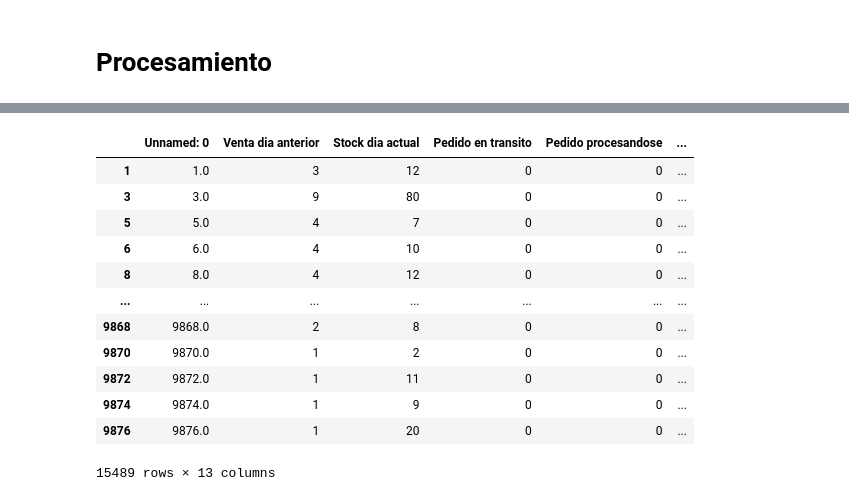
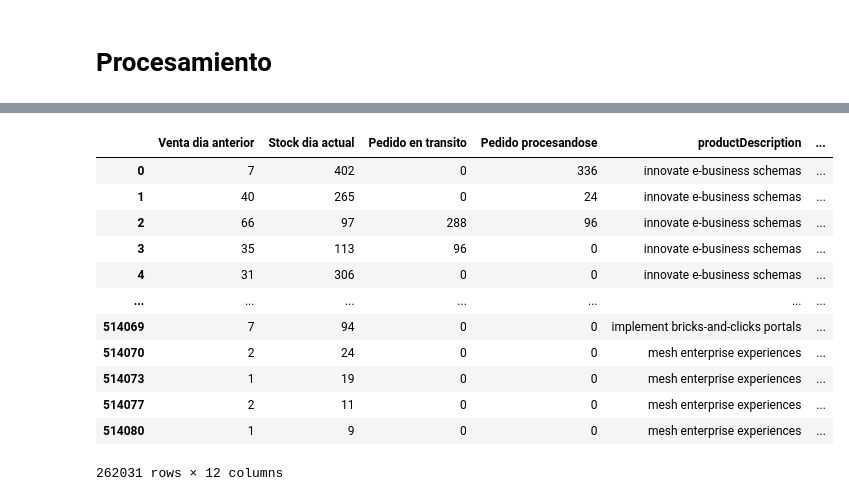
Before and after one commit to gdvr/retail_classificator, a Jupyter notebook: analyisis/analysis.ipynb, the cells around one changed output, grey strips where cells are left out. Saved outputs shown, nothing was run; the diff lists cells and outputs as text; code cells hidden in the pictures.

```diff
--- a/analyisis/analysis.ipynb
+++ b/analyisis/analysis.ipynb
@@ -77,0 +79,8 @@ Processed C:\Users\gerda\Documentos_NoDrive\Maestria\2024\4to Trimestre\Product
+# %%
+catalogDescription = read_text_file("C:/Users/gerda/Documentos_NoDrive/Maestria/2024/4to Trimestre/Product Developtment/Proyecto final/retail_classificator/analyisis/products.xlsx")
+storeDescription = read_text_file("C:/Users/gerda/Documentos_NoDrive/Maestria/2024/4to Trimestre/Product Developtment/Proyecto final/retail_classificator/analyisis/stores.xlsx")
+categoryDescription = read_text_file("C:/Users/gerda/Documentos_NoDrive/Maestria/2024/4to Trimestre/Product Developtment/Proyecto final/retail_classificator/analyisis/categories.xlsx")
+catalogDescription['productId'] = (catalogDescription['productId']).astype(str)
+catalogDescription['OriginalBarCode'] = (catalogDescription['OriginalBarCode']).astype(str)
+catalogDescription['OriginalBarCode'] = catalogDescription['OriginalBarCode'].apply(lambda x: x.rstrip(".0") if x.endswith(".0") else x)
+catalogDescription
@@ -77,0 +104,7 @@ Processed C:\Users\gerda\Documentos_NoDrive\Maestria\2024\4to Trimestre\Product
+# %%
+df_test = data.copy()
+
+joined_df = pd.merge(df_test,catalogDescription,how='left',left_on='Código Barra CP',right_on='OriginalBarCode')
+joined_df = pd.merge(joined_df,storeDescription,how='left',left_on='Store Nbr',right_on='OriginalStoreCode')
+joined_df = pd.merge(joined_df,categoryDescription,how='left',left_on='SubBrand CP',right_on='OriginalCategory')
+joined_df
@@ -77,0 +136,9 @@ Processed C:\Users\gerda\Documentos_NoDrive\Maestria\2024\4to Trimestre\Product
+# %%
+joined_df = joined_df[['Promedio Rotación Semanal','Inv On Hand','Inv en Tránsito','Inv preparandose en CD','productDescription','productId','storeId','storeDescription','categoryId','País','Fecha','Semana']]
+
+joined_df = joined_df.rename(columns={"Promedio Rotación Semanal": "Venta dia anterior",
+                            "Inv On Hand": "Stock dia actual",
+                            "Inv en Tránsito": "Pedido en transito",
+                            "Inv preparandose en CD": "Pedido procesandose"
+                            })
+joined_df
@@ -78,18 +159,20 @@ Processed C:\Users\gerda\Documentos_NoDrive\Maestria\2024\4to Trimestre\Product
+# %%
+df_test = joined_df.copy()
 # %%
-data[(data['Stock dia actual'] > 0) & (data['Venta dia anterior'] > 0)]
+df_test[(df_test['Stock dia actual'] > 0) & (df_test['Venta dia anterior'] > 0)]
 # %% [output]
-|  | Unnamed: 0 | Venta dia anterior | Stock dia actual | Pedido en transito | Pedido procesandose | ... |
-| 1 | 1.0 | 3 | 12 | 0 | 0 | ... |
-| 3 | 3.0 | 9 | 80 | 0 | 0 | ... |
-| 5 | 5.0 | 4 | 7 | 0 | 0 | ... |
-| 6 | 6.0 | 4 | 10 | 0 | 0 | ... |
-| 8 | 8.0 | 4 | 12 | 0 | 0 | ... |
+|  | Venta dia anterior | Stock dia actual | Pedido en transito | Pedido procesandose | productDescription | ... |
+| 0 | 7 | 402 | 0 | 336 | innovate e-business schemas | ... |
+| 1 | 40 | 265 | 0 | 24 | innovate e-business schemas | ... |
+| 2 | 66 | 97 | 288 | 96 | innovate e-business schemas | ... |
+| 3 | 35 | 113 | 96 | 0 | innovate e-business schemas | ... |
+| 4 | 31 | 306 | 0 | 0 | innovate e-business schemas | ... |
 | ... | ... | ... | ... | ... | ... | ... |
-| 9868 | 9868.0 | 2 | 8 | 0 | 0 | ... |
-| 9870 | 9870.0 | 1 | 2 | 0 | 0 | ... |
-| 9872 | 9872.0 | 1 | 11 | 0 | 0 | ... |
-| 9874 | 9874.0 | 1 | 9 | 0 | 0 | ... |
-| 9876 | 9876.0 | 1 | 20 | 0 | 0 | ... |
+| 514069 | 7 | 94 | 0 | 0 | implement bricks-and-clicks portals | ... |
+| 514070 | 2 | 24 | 0 | 0 | mesh enterprise experiences | ... |
+| 514073 | 1 | 19 | 0 | 0 | mesh enterprise experiences | ... |
+| 514077 | 2 | 11 | 0 | 0 | mesh enterprise experiences | ... |
+| 514080 | 1 | 9 | 0 | 0 | mesh enterprise experiences | ... |
-15489 rows × 13 columns
+262031 rows × 12 columns
 # %%
 #df['Date'] = pd.to_datetime(df['Date'])
```
Also changed, not shown: parts of 31 cells of this notebook, 1 other file.
